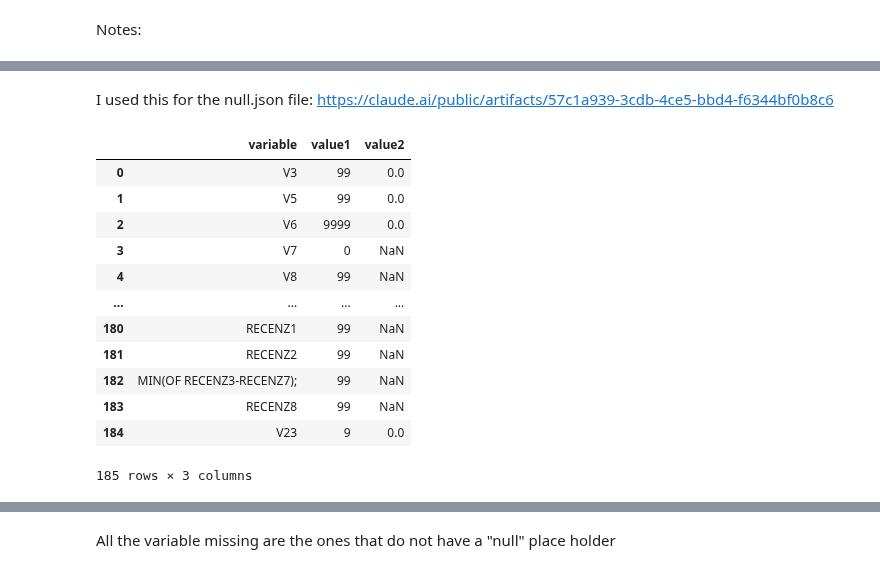
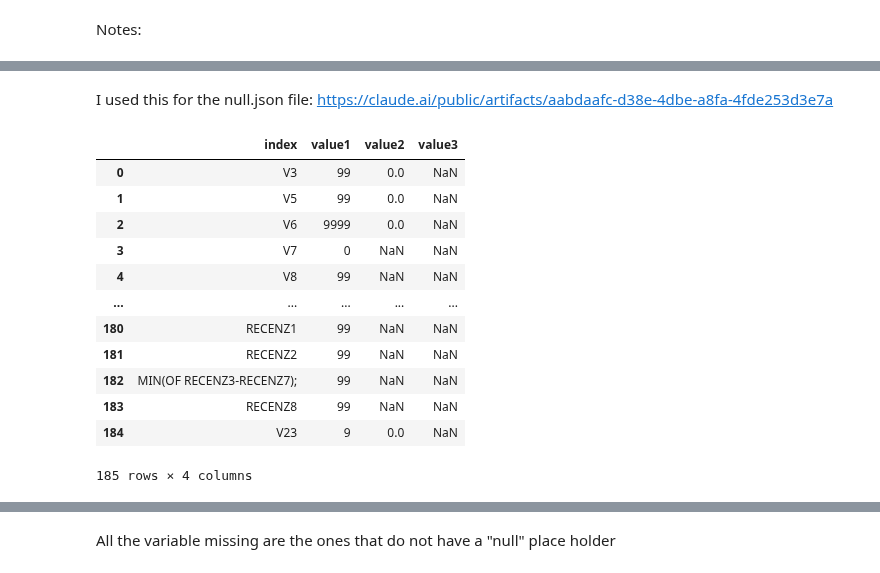
Before and after one commit to Paolaloi/EpidemLab, a Jupyter notebook: code.ipynb, the cells around one changed output, grey strips where cells are left out. Saved outputs shown, nothing was run; the diff lists cells and outputs as text; code cells hidden in the pictures.

```diff
--- a/code.ipynb
+++ b/code.ipynb
@@ -157,5 +116,6 @@ sorted_results
 # %% [markdown]
-I used this for the null.json file: https://claude.ai/public/artifacts/57c1a939-3cdb-4ce5-bbd4-f6344bf0b8c6
+I used this for the null.json file:
+https://claude.ai/public/artifacts/aabdaafc-d38e-4dbe-a8fa-4fde253d3e7a
 # %%
 import json
 import pandas as pd
@@ -165,28 +125,40 @@ with open("data/null.json") as f:
 
 null_df = pd.DataFrame.from_dict(data, orient="index")
 null_df.reset_index(inplace=True)
-null_df.columns = ["variable", "value1", "value2"][:len(null_df.columns)]
-null_df["variable"] = null_df["variable"].str.upper()
-# Replace string "None" with np.nan in value1 and value2
-null_df['value1'] = null_df['value1'].replace("None", np.nan)
-null_df['value2'] = null_df['value2'].replace("None", np.nan)
-
-# Convert value1 and value2 columns to numeric types, coercing errors to NaN
-null_df['value1'] = pd.to_numeric(null_df['value1'], errors='coerce')
-null_df['value2'] = pd.to_numeric(null_df['value2'], errors='coerce')
-null_df = null_df[~null_df["variable"].isin(cols_to_drop)].reset_index(drop=True)
-null_df
+null_df['index'] = null_df['index'].str.upper()
-# %% [output]
-|  | variable | value1 | value2 |
-| 0 | V3 | 99 | 0.0 |
-| 1 | V5 | 99 | 0.0 |
-| 2 | V6 | 9999 | 0.0 |
-| 3 | V7 | 0 | NaN |
-| 4 | V8 | 99 | NaN |
-| ... | ... | ... | ... |
-| 180 | RECENZ1 | 99 | NaN |
-| 181 | RECENZ2 | 99 | NaN |
-| 182 | MIN(OF RECENZ3-RECENZ7); | 99 | NaN |
-| 183 | RECENZ8 | 99 | NaN |
-| 184 | V23 | 9 | 0.0 |
-185 rows × 3 columns
+# %%
+import json
+import pandas as pd
+
+with open("data/null.json") as f:
+    data = json.load(f)
+
+null_df = pd.DataFrame.from_dict(data, orient="index")
+null_df.reset_index(inplace=True)
+null_df.columns = ["index", "value1", "value2", "value3"][:len(null_df.columns)]
+null_df["index"] = null_df["index"].str.upper()
+# Replace string "None" with np.nan in value1 and value2
+null_df['value1'] = null_df['value1'].replace("None", np.nan)
+null_df['value2'] = null_df['value2'].replace("None", np.nan)
+null_df['value3'] = null_df['value3'].replace("None", np.nan)
+
+# Convert value1 and value2 columns to numeric types, coercing errors to NaN
+null_df['value1'] = pd.to_numeric(null_df['value1'], errors='coerce')
+null_df['value2'] = pd.to_numeric(null_df['value2'], errors='coerce')
+null_df['value3'] = pd.to_numeric(null_df['value3'], errors='coerce')
+null_df = null_df[~null_df["index"].isin(cols_to_drop)].reset_index(drop=True)
+null_df
+# %% [output]
+|  | index | value1 | value2 | value3 |
+| 0 | V3 | 99 | 0.0 | NaN |
+| 1 | V5 | 99 | 0.0 | NaN |
+| 2 | V6 | 9999 | 0.0 | NaN |
+| 3 | V7 | 0 | NaN | NaN |
+| 4 | V8 | 99 | NaN | NaN |
+| ... | ... | ... | ... | ... |
+| 180 | RECENZ1 | 99 | NaN | NaN |
+| 181 | RECENZ2 | 99 | NaN | NaN |
+| 182 | MIN(OF RECENZ3-RECENZ7); | 99 | NaN | NaN |
+| 183 | RECENZ8 | 99 | NaN | NaN |
+| 184 | V23 | 9 | 0.0 | NaN |
+185 rows × 4 columns
```
Also changed, not shown: parts of 15 cells of this notebook, 4 other files.
